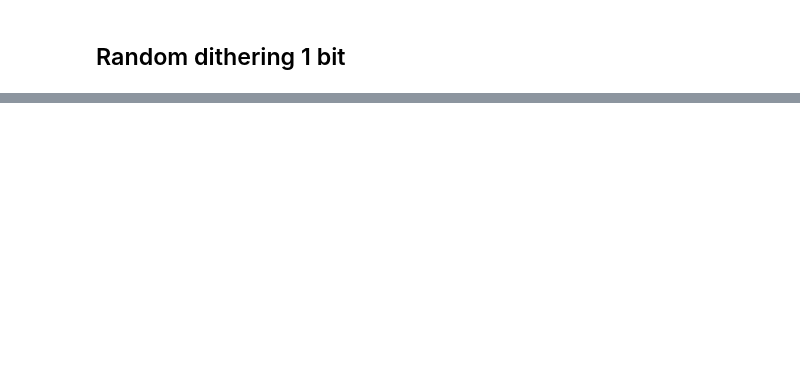
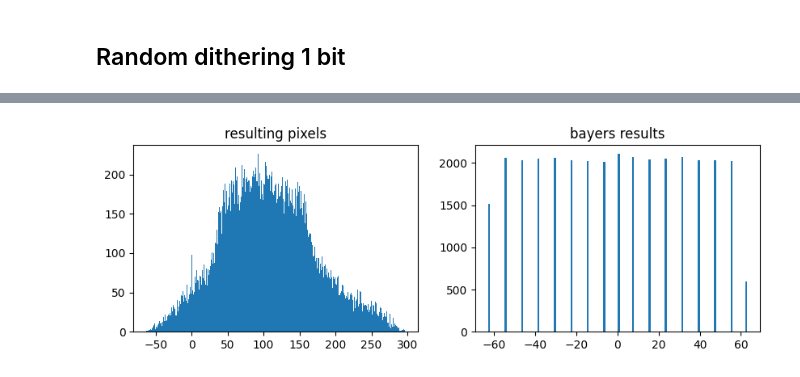
Before and after one commit to JavaConterry/Image-Quantization, a Jupyter notebook: Worksheet.ipynb, the cells around one changed output, grey strips where cells are left out. Cells and saved outputs as stored; diff of their text form; code cells hidden in the pictures; blank space fills up the shorter version.

```diff
--- a/Worksheet.ipynb
+++ b/Worksheet.ipynb
@@ -273,0 +234,92 @@ True
+# %%
+level = 2
+# treshold = 127
+
+image = cv2.imread(img_source)
+gray_image = cv2.cvtColor(image, cv2.COLOR_BGR2GRAY)
+
+def generate_bayer_matrix(n):
+    size = 2 ** n
+    matrix = [[0] * size for _ in range(size)]
+    sub_size = size // 2
+    sub_matrix = [[0] * sub_size for _ in range(sub_size)]
+
+    sub_matrix[0][0] = 0
+    sub_matrix[0][1] = 2
+    sub_matrix[1][0] = 3
+    sub_matrix[1][1] = 1
+
+    for i in range(n - 1):
+        for row in range(sub_size):
+            for col in range(sub_size):
+                matrix[row][col] = 4 * sub_matrix[row][col]
+                matrix[row][col + sub_size] = 4 * sub_matrix[row][col] + 2
+                matrix[row + sub_size][col] = 4 * sub_matrix[row][col] + 3
+                matrix[row + sub_size][col + sub_size] = 4 * sub_matrix[row][col] + 1
+
+        for row in range(sub_size):
+            for col in range(sub_size):
+                sub_matrix[row][col] = matrix[row][col]
+
+    return np.array(matrix)
+
+
+# for y in range(gray_image.shape[0]):
+#     for x in range(gray_image.shape[1]):
+#         i,j = x%n,y%n
+#         e = gray_image[y][x] - int(np.floor(gray_image[y][x]/delta)*delta)
+#         if(e>Dn[j][i]):
+#             quantized_image[y][x] = int(np.ceil(gray_image[y][x]/delta)*delta)
+#         else:
+#             quantized_image[y][x] = int(np.floor(gray_image[y][x]/delta)*delta)
+
+
+statistic_pixels = []
+bayer_results = []
+
+def get_image(level, input):
+    D2 = np.array([[3,1],[0,2]])
+    Dn = generate_bayer_matrix(level)/2**(level*2)
+    # Dn = generate_bayer_matrix(level)
+    # Dn = D2; level = 1
+    print(Dn)
+
+    n = level**2
+    quantized_image = np.array(input).copy()
+    palette = np.zeros(256)
+    palette[128:] = 255
+    # print(palette)
+
+
+    for y in range(input.shape[0]):
+        for x in range(input.shape[1]):
+            i,j = y%n,x%n
+
+            multiplyier = 1
+            # if(input[y][x]>256/level):
+            if(input[y][x]+Dn[i][j] > 256/level):
+                multiplyier = -1
+
+            bayer_results.append(int(multiplyier*(255/(level))*(Dn[i][j] - 1/2)))
+            new_val = int(input[y][x] + multiplyier*(255/(level))*(Dn[i][j] - 1/2))
+            statistic_pixels.append(new_val)
+            # print(new_val)
+            if(new_val >=256):
+                new_val = 255
+            elif(new_val <=0):
+                new_val = 0
+            quantized_image[y][x] = palette[new_val]
+
+    return quantized_image
+
+quantized_image = get_image(2, gray_image)
+
+plt.figure(figsize=(10,3))
+plt.subplot(1,2,1)
+_=plt.hist(np.array(statistic_pixels).ravel(), bins=(max(statistic_pixels) - min(statistic_pixels)))
+plt.title('resulting pixels')
+
+plt.subplot(1,2,2);
+_=plt.hist(np.array(bayer_results).ravel(), bins=(max(bayer_results) - min(bayer_results)))
+plt.title('bayers results')
+# %% [output]
@@ -273,0 +331 @@ True
+[figure, added]
```
Also changed, not shown: parts of 14 cells of this notebook, 9 other files.
